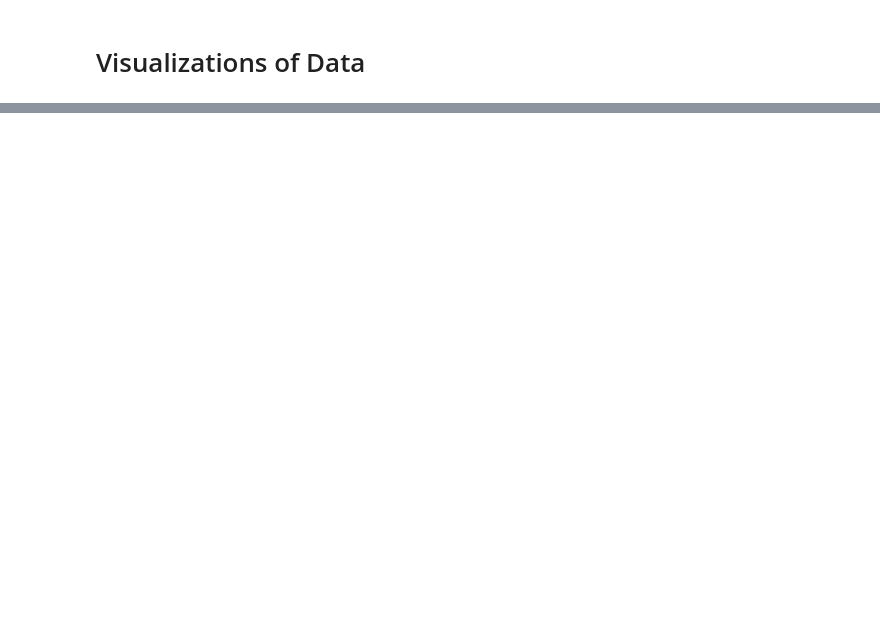
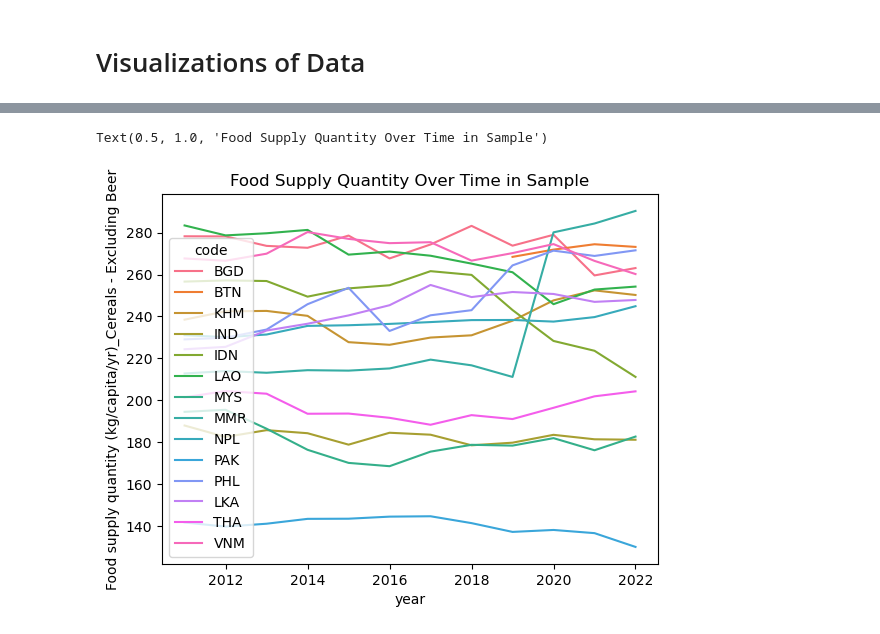
Before and after one commit to muji-mushi/graspp_2025s_fintech, a Jupyter notebook: src/Visualizations_One.ipynb, the cells around one changed output, grey strips where cells are left out. Saved outputs shown, nothing was run; the diff lists cells and outputs as text; code cells hidden in the pictures; blank space fills up the shorter version.

```diff
--- a/src/Visualizations_One.ipynb
+++ b/src/Visualizations_One.ipynb
@@ -73,0 +176,10 @@ plt.title("Mean Farm Credit By Country Over Sample")
+# %%
+sns.lineplot(
+    data = df_2merged,      # Dataframe with long format data
+    x = 'year',                   # Column for x-axis (dates)
+    y = 'Food supply quantity (kg/capita/yr)_Cereals - Excluding Beer',         # Column for y-axis (GDP values)
+    hue = 'code'               # Column for color differentiation (countries)
+).set_title("Food Supply Quantity Over Time in Sample")
+# %% [output]
+Text(0.5, 1.0, 'Food Supply Quantity Over Time in Sample')
+[figure, added]
```
Also changed, not shown: parts of 40 cells of this notebook, 1 other file.
